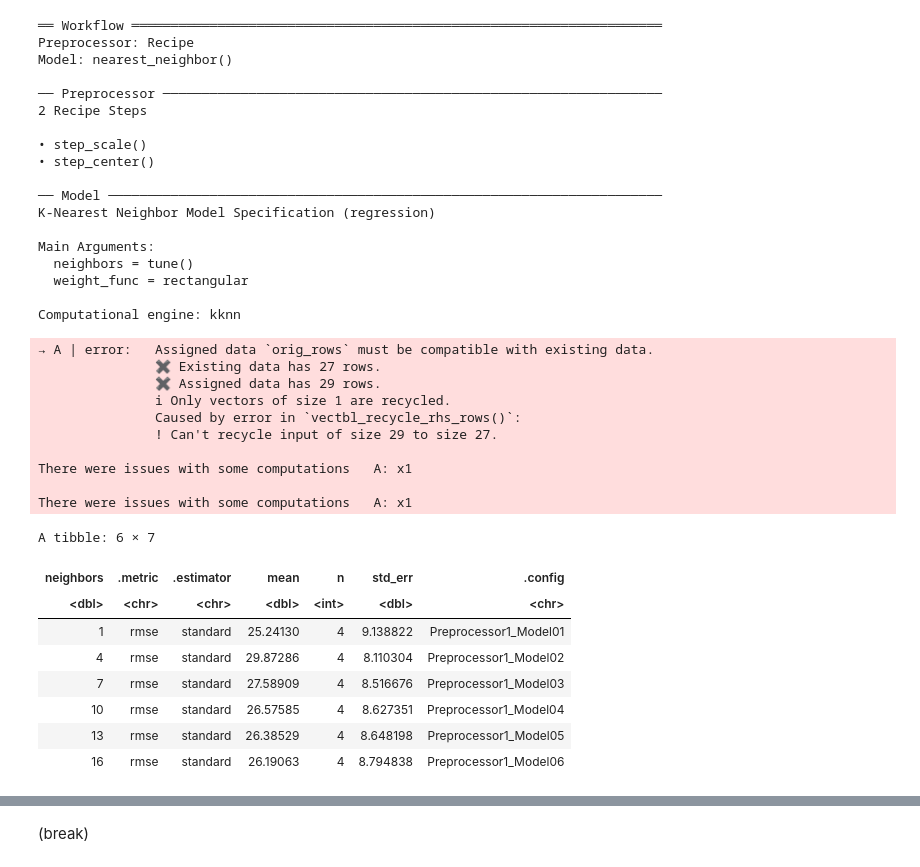
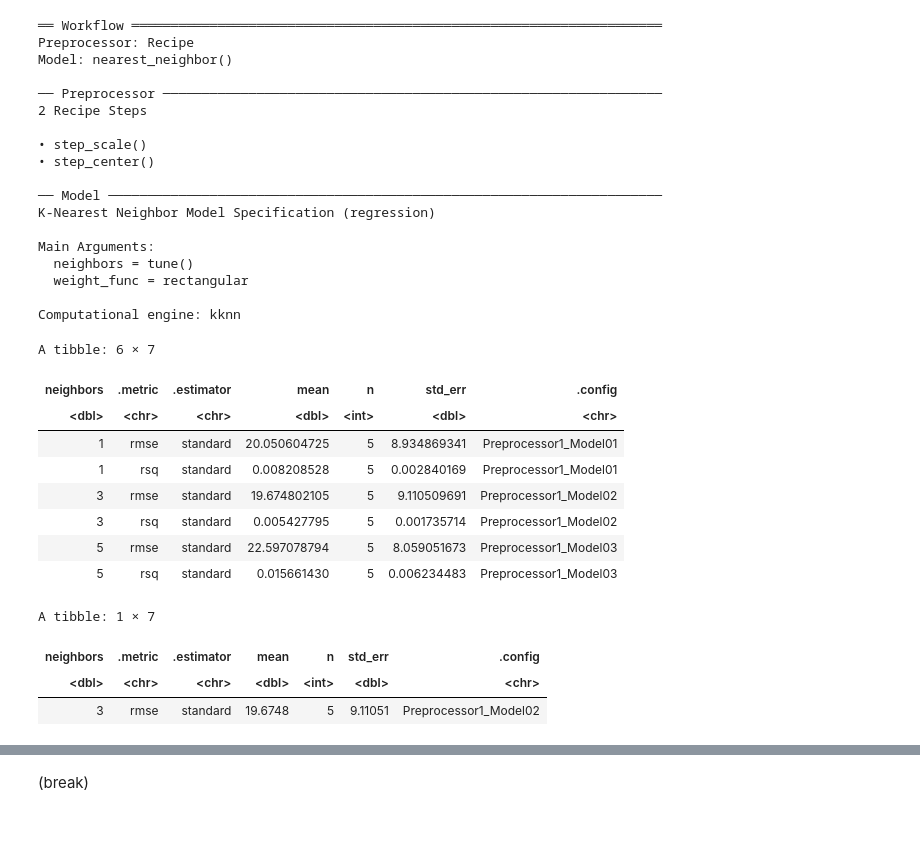
Before and after one commit to vmah1/dsci100-group-project, a Jupyter notebook: project.ipynb, the cells around one changed output, grey strips where cells are left out. Drawn from its saved outputs; the diff is of its cells as text; code cells hidden in the pictures; blank space fills up the shorter version.

```diff
--- a/project.ipynb
+++ b/project.ipynb
@@ -217,20 +214,19 @@ library(tidymodels)
 # %%
 # Create workflow
 # Use 75:25 split
-set.seed(7)
+set.seed(123)
 
-players_split <- initial_split(players, prop = 0.75, strata = played_hours)
+players_split <- initial_split(players_tidy, prop = 0.75, strata = played_hours)
 players_train <- training(players_split)
 players_test <- testing(players_split)
+
+players_spec <- nearest_neighbor(weight_func = "rectangular", neighbors = tune()) |>
+ set_engine("kknn") |>
+ set_mode("regression")
 
 players_recipe <- recipe(played_hours ~ Age, data = players_train) |>
  step_scale(all_predictors()) |>
  step_center(all_predictors())
-
-players_spec <- nearest_neighbor(weight_func = "rectangular",
- neighbors = tune()) |>
- set_engine("kknn") |>
- set_mode("regression")
 
 players_vfold <- vfold_cv(players_train, v = 5, strata = played_hours)
 players_wkflw <- workflow() |>
@@ -258,31 +254,30 @@ Main Arguments:
 
 Computational engine: kknn
 # %%
-# Found optimal K
+# To find the optimal K
+set.seed(123)
 
-gridvals <- tibble(neighbors = seq(from = 1, to = 109, by = 3))
+gridvals <- tibble(neighbors = seq(from = 1, to = 110, by = 2))
 players_results <- players_wkflw |>
  tune_grid(resamples = players_vfold, grid = gridvals) |>
- collect_metrics() |>
- filter(.metric == "rmse")
+ collect_metrics()
 head(players_results)
+
+players_min <- players_results |>
+ filter(.metric == "rmse") |>
+slice_min(order_by = mean, n=1)
+players_min
 # %% [output]
-→ A | error:   Assigned data `orig_rows` must be compatible with existing data.
-               ✖ Existing data has 27 rows.
-               ✖ Assigned data has 29 rows.
-               ℹ Only vectors of size 1 are recycled.
-               Caused by error in `vectbl_recycle_rhs_rows()`:
-               ! Can't recycle input of size 29 to size 27.
-
-There were issues with some computations   A: x1
-
-There were issues with some computations   A: x1
+A tibble: 6 × 7
+| neighbors | .metric | .estimator | mean | n | std_err | .config |
+| <dbl> | <chr> | <chr> | <dbl> | <int> | <dbl> | <chr> |
+| 1 | rmse | standard | 20.050604725 | 5 | 8.934869341 | Preprocessor1_Model01 |
+| 1 | rsq | standard | 0.008208528 | 5 | 0.002840169 | Preprocessor1_Model01 |
+| 3 | rmse | standard | 19.674802105 | 5 | 9.110509691 | Preprocessor1_Model02 |
+| 3 | rsq | standard | 0.005427795 | 5 | 0.001735714 | Preprocessor1_Model02 |
+| 5 | rmse | standard | 22.597078794 | 5 | 8.059051673 | Preprocessor1_Model03 |
+| 5 | rsq | standard | 0.015661430 | 5 | 0.006234483 | Preprocessor1_Model03 |
-A tibble: 6 × 7
+A tibble: 1 × 7
-| neighbors | .metric | .estimator | mean | n | std_err | .config |
-| <dbl> | <chr> | <chr> | <dbl> | <int> | <dbl> | <chr> |
-| 1 | rmse | standard | 25.24130 | 4 | 9.138822 | Preprocessor1_Model01 |
-| 4 | rmse | standard | 29.87286 | 4 | 8.110304 | Preprocessor1_Model02 |
-| 7 | rmse | standard | 27.58909 | 4 | 8.516676 | Preprocessor1_Model03 |
-| 10 | rmse | standard | 26.57585 | 4 | 8.627351 | Preprocessor1_Model04 |
-| 13 | rmse | standard | 26.38529 | 4 | 8.648198 | Preprocessor1_Model05 |
-| 16 | rmse | standard | 26.19063 | 4 | 8.794838 | Preprocessor1_Model06 |
+| neighbors | .metric | .estimator | mean | n | std_err | .config |
+| <dbl> | <chr> | <chr> | <dbl> | <int> | <dbl> | <chr> |
+| 3 | rmse | standard | 19.6748 | 5 | 9.11051 | Preprocessor1_Model02 |
```
Also changed, not shown: parts of 5 cells of this notebook.
